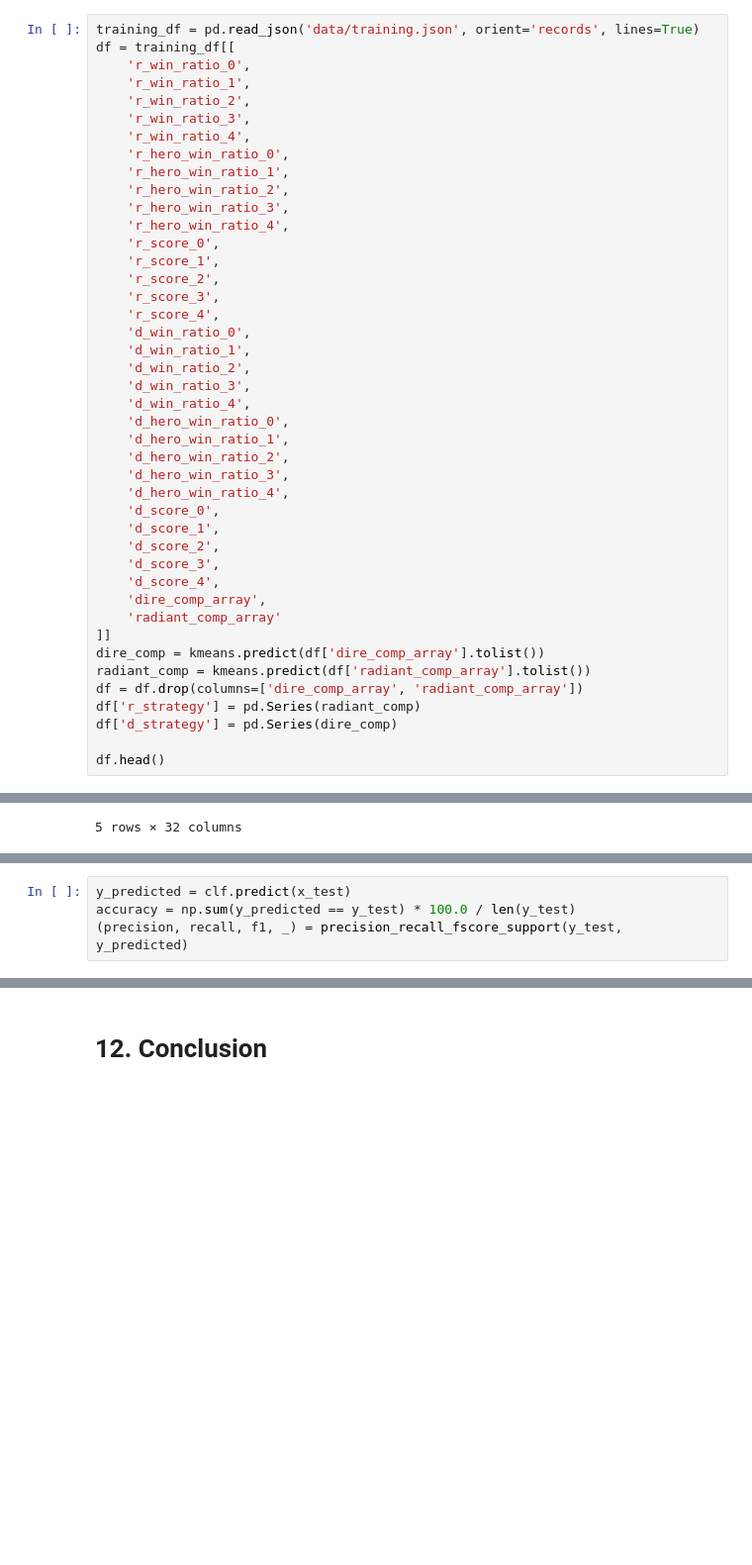
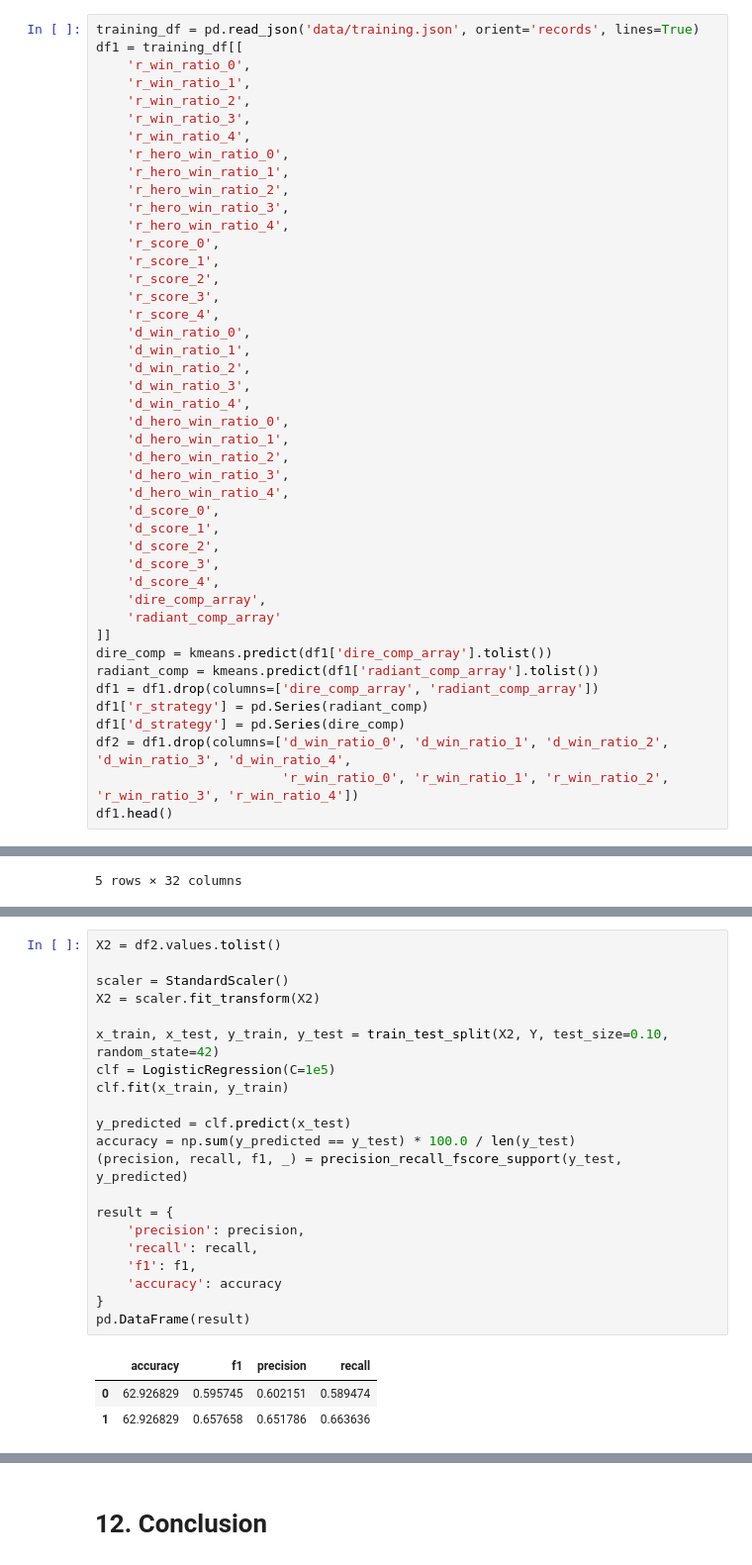
Before and after one commit to Samuel-Campbell/dota2, a Jupyter notebook: src/Dota2_Analysis.ipynb, the cells around one changed output, grey strips where cells are left out. Shown at 99% size. Saved outputs shown, nothing was run; the diff lists cells and outputs as text; blank space fills up the shorter version.

```diff
--- a/src/Dota2_Analysis.ipynb
+++ b/src/Dota2_Analysis.ipynb
@@ -1543,6 +1646,6 @@ plt.show()
 # %%
 training_df = pd.read_json('data/training.json', orient='records', lines=True)
-df = training_df[[
+df1 = training_df[[
     'r_win_ratio_0',
     'r_win_ratio_1',
     'r_win_ratio_2',
@@ -1576,13 +1679,14 @@ df = training_df[[
     'dire_comp_array',
     'radiant_comp_array'
 ]]
-dire_comp = kmeans.predict(df['dire_comp_array'].tolist())
-radiant_comp = kmeans.predict(df['radiant_comp_array'].tolist())
-df = df.drop(columns=['dire_comp_array', 'radiant_comp_array'])
-df['r_strategy'] = pd.Series(radiant_comp)
-df['d_strategy'] = pd.Series(dire_comp)
-
-df.head()
+dire_comp = kmeans.predict(df1['dire_comp_array'].tolist())
+radiant_comp = kmeans.predict(df1['radiant_comp_array'].tolist())
+df1 = df1.drop(columns=['dire_comp_array', 'radiant_comp_array'])
+df1['r_strategy'] = pd.Series(radiant_comp)
+df1['d_strategy'] = pd.Series(dire_comp)
+df2 = df1.drop(columns=['d_win_ratio_0', 'd_win_ratio_1', 'd_win_ratio_2', 'd_win_ratio_3', 'd_win_ratio_4',
+                        'r_win_ratio_0', 'r_win_ratio_1', 'r_win_ratio_2', 'r_win_ratio_3', 'r_win_ratio_4'])
+df1.head()
 # %% [output]
 |  | r_win_ratio_0 | r_win_ratio_1 | r_win_ratio_2 | r_win_ratio_3 | r_win_ratio_4 | r_hero_win_ratio_0 | ... |
 | 0 | 52.3435 | 47.8157 | 52.3403 | 52.3700 | 54.7887 | 52.3435 | ... |
@@ -1616,4 +1740,25 @@ LogisticRegression(C=100000.0, class_weight=None, dual=False,
 # %%
+X2 = df2.values.tolist()
+
+scaler = StandardScaler()
+X2 = scaler.fit_transform(X2)
+
+x_train, x_test, y_train, y_test = train_test_split(X2, Y, test_size=0.10, random_state=42)
+clf = LogisticRegression(C=1e5)
+clf.fit(x_train, y_train)
+
 y_predicted = clf.predict(x_test)
 accuracy = np.sum(y_predicted == y_test) * 100.0 / len(y_test)
 (precision, recall, f1, _) = precision_recall_fscore_support(y_test, y_predicted)
+
+result = {
+    'precision': precision,
+    'recall': recall,
+    'f1': f1,
+    'accuracy': accuracy
+}
+pd.DataFrame(result)
+# %% [output]
+|  | accuracy | f1 | precision | recall |
+| 0 | 62.926829 | 0.595745 | 0.602151 | 0.589474 |
+| 1 | 62.926829 | 0.657658 | 0.651786 | 0.663636 |
```
Also changed, not shown: parts of 54 cells of this notebook.
